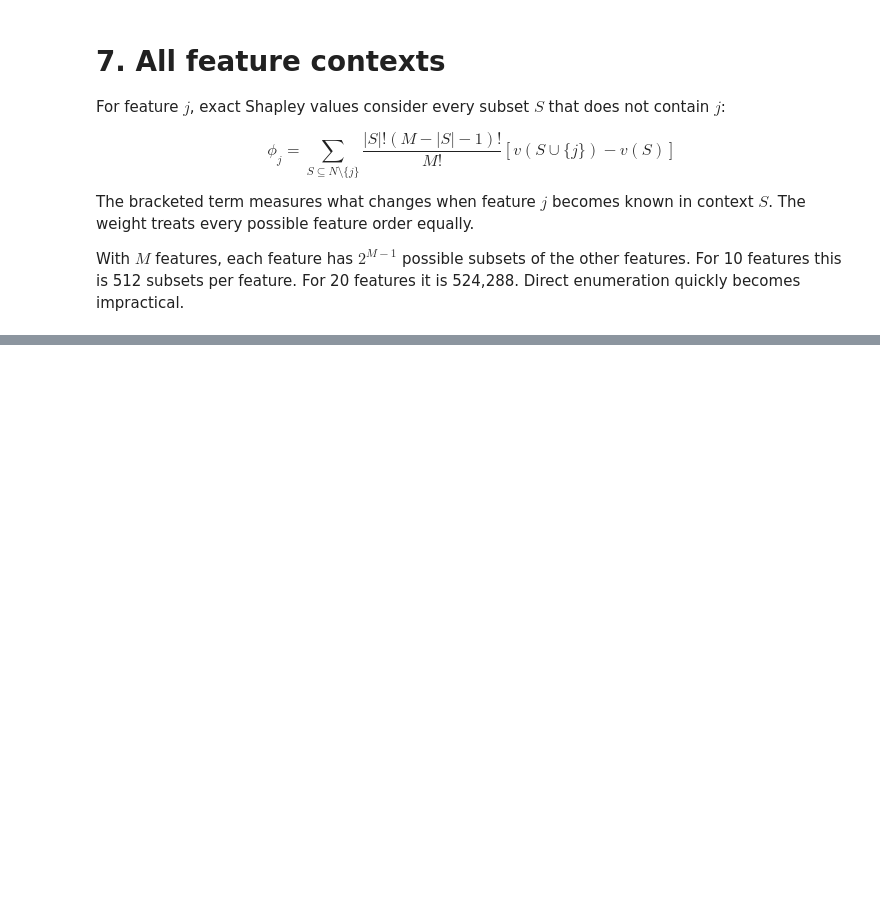
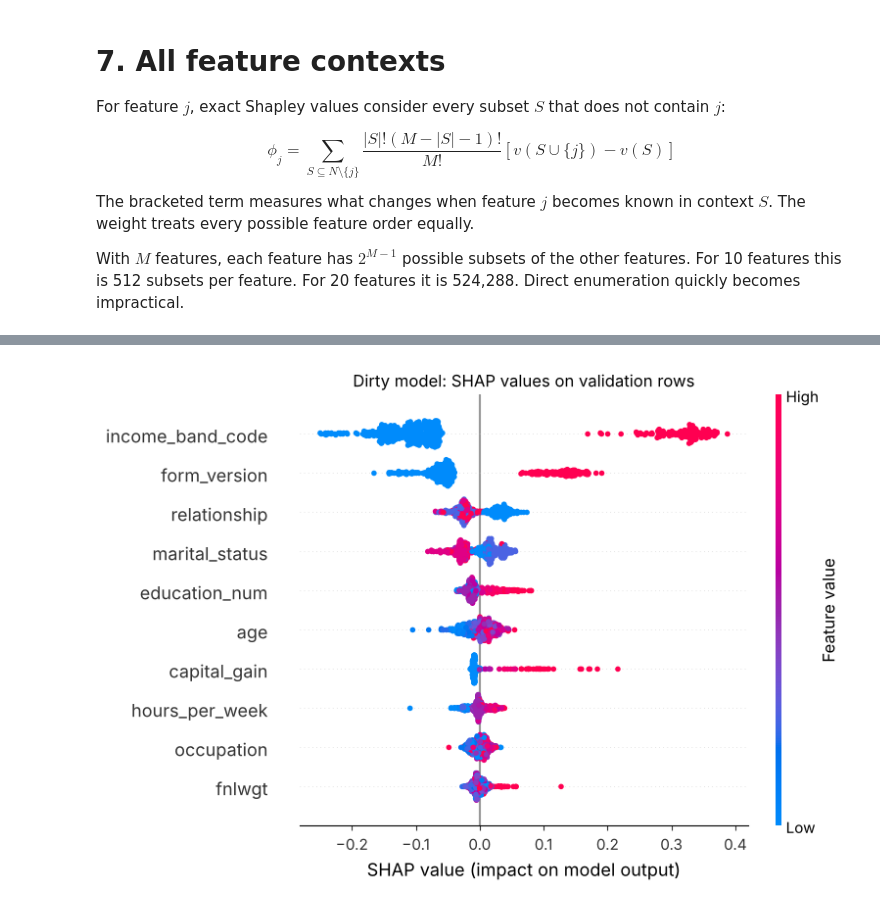
Before and after one commit to w4bo/AA2627-unibo-dcai, a Jupyter notebook: slides/lab-06-explainability.ipynb, the cells around one changed output, grey strips where cells are left out. Cells and saved outputs as stored; diff of their text form; code cells hidden in the pictures; blank space fills up the shorter version.

```diff
--- a/slides/lab-06-explainability.ipynb
+++ b/slides/lab-06-explainability.ipynb
@@ -288,0 +577,12 @@ local_shap
+# %%
+explain_rows = X_va.sample(500, random_state=RANDOM_STATE)
+dirty_explainer = shap.TreeExplainer(dirty_model)
+dirty_phi = np.asarray(dirty_explainer.shap_values(explain_rows))
+dirty_phi = dirty_phi[..., 1] if dirty_phi.ndim == 3 else dirty_phi
+
+dirty_perm = permutation_importance(dirty_model, X_va, y_va, scoring="balanced_accuracy",
+                                    n_repeats=5, random_state=RANDOM_STATE, n_jobs=-1)
+pd.DataFrame({
+    "mean_abs_shap": pd.Series(np.abs(dirty_phi).mean(axis=0), index=X_va.columns),
+    "permutation_importance": pd.Series(dirty_perm.importances_mean, index=X_va.columns),
+}).sort_values("mean_abs_shap", ascending=False).round(4)
@@ -288,0 +607,7 @@ local_shap
+# %%
+shap.summary_plot(dirty_phi, explain_rows, max_display=10, show=False)
+plt.title("Dirty model: SHAP values on validation rows")
+plt.tight_layout()
+plt.show()
+# %% [output]
+[figure, added]
```
Also changed, not shown: parts of 61 cells of this notebook, 1 other file.
